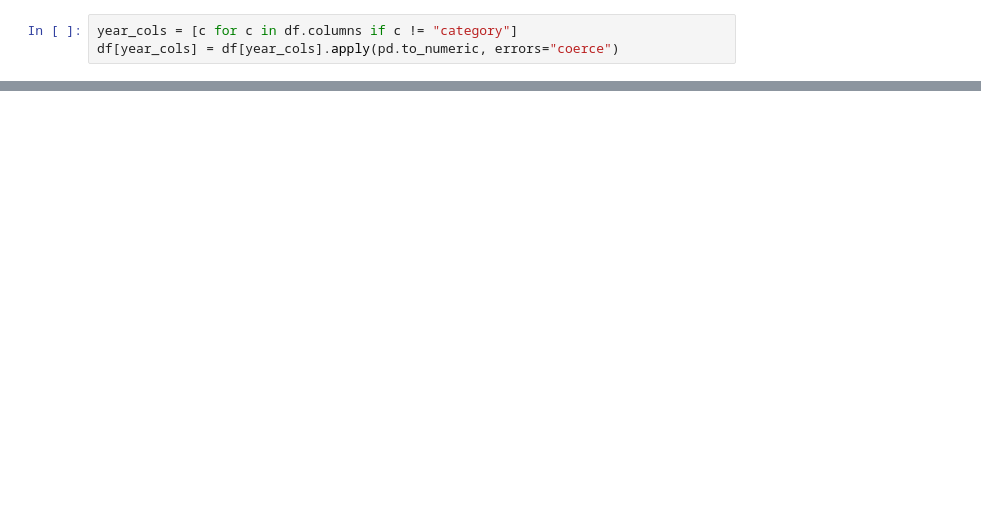
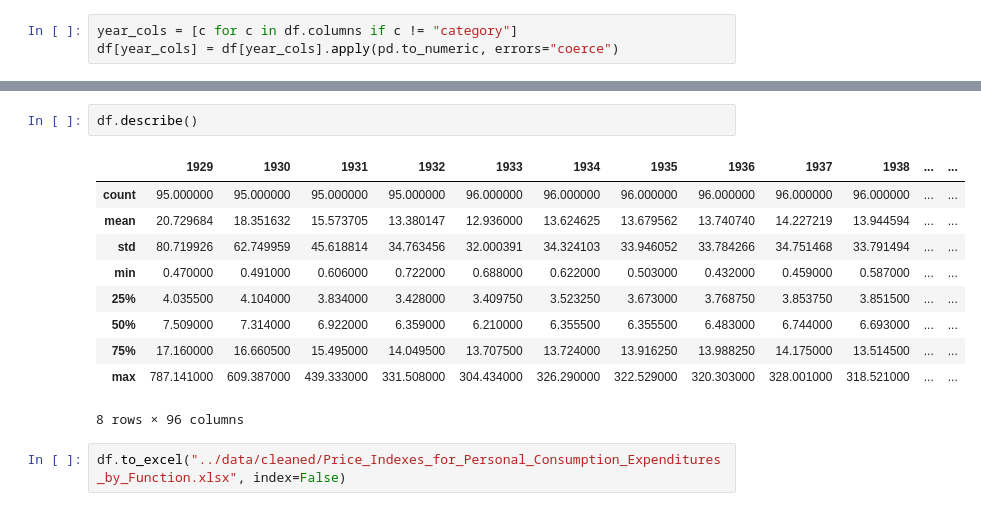
Before and after one commit to ki3n98/AIS_datathon_2026, a Jupyter notebook: notebooks/Kien/clean.ipynb, the cells around one changed output, grey strips where cells are left out. Drawn from its saved outputs; the diff is of its cells as text; blank space fills up the shorter version.

```diff
--- a/notebooks/clean.ipynb
+++ b/notebooks/Kien/clean.ipynb
@@ -176,0 +176,15 @@ memory usage: 106.7+ KB
+# %%
+df.describe()
+# %% [output]
+|  | 1929 | 1930 | 1931 | 1932 | 1933 | 1934 | 1935 | 1936 | 1937 | 1938 | ... | ... |
+| count | 95.000000 | 95.000000 | 95.000000 | 95.000000 | 96.000000 | 96.000000 | 96.000000 | 96.000000 | 96.000000 | 96.000000 | ... | ... |
+| mean | 20.729684 | 18.351632 | 15.573705 | 13.380147 | 12.936000 | 13.624625 | 13.679562 | 13.740740 | 14.227219 | 13.944594 | ... | ... |
+| std | 80.719926 | 62.749959 | 45.618814 | 34.763456 | 32.000391 | 34.324103 | 33.946052 | 33.784266 | 34.751468 | 33.791494 | ... | ... |
+| min | 0.470000 | 0.491000 | 0.606000 | 0.722000 | 0.688000 | 0.622000 | 0.503000 | 0.432000 | 0.459000 | 0.587000 | ... | ... |
+| 25% | 4.035500 | 4.104000 | 3.834000 | 3.428000 | 3.409750 | 3.523250 | 3.673000 | 3.768750 | 3.853750 | 3.851500 | ... | ... |
+| 50% | 7.509000 | 7.314000 | 6.922000 | 6.359000 | 6.210000 | 6.355500 | 6.355500 | 6.483000 | 6.744000 | 6.693000 | ... | ... |
+| 75% | 17.160000 | 16.660500 | 15.495000 | 14.049500 | 13.707500 | 13.724000 | 13.916250 | 13.988250 | 14.175000 | 13.514500 | ... | ... |
+| max | 787.141000 | 609.387000 | 439.333000 | 331.508000 | 304.434000 | 326.290000 | 322.529000 | 320.303000 | 328.001000 | 318.521000 | ... | ... |
+8 rows × 96 columns
+# %%
+df.to_excel("../data/cleaned/Price_Indexes_for_Personal_Consumption_Expenditures_by_Function.xlsx", index=False)
```
Also changed, not shown: parts of 7 cells of this notebook, 1 other file.
